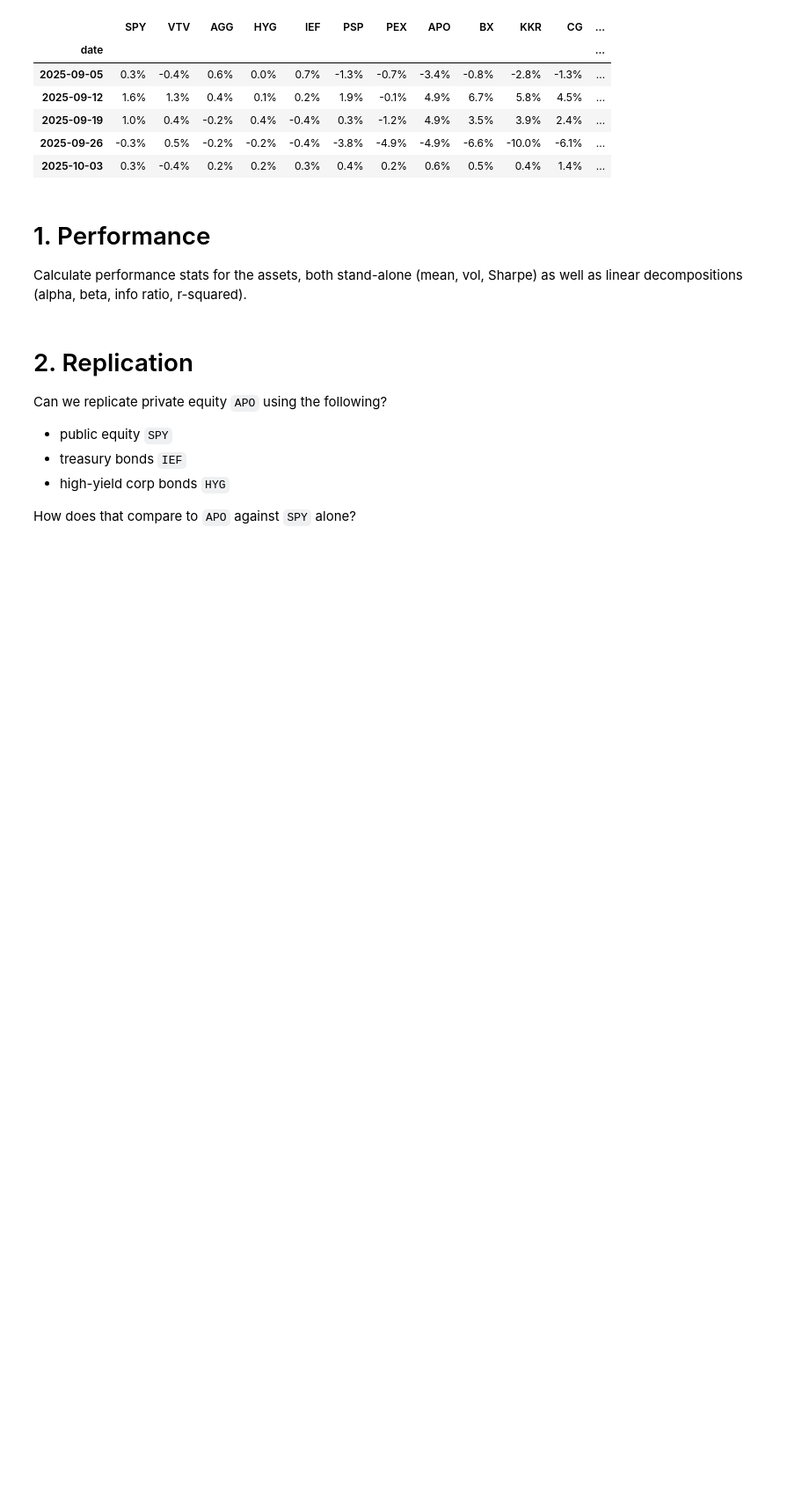
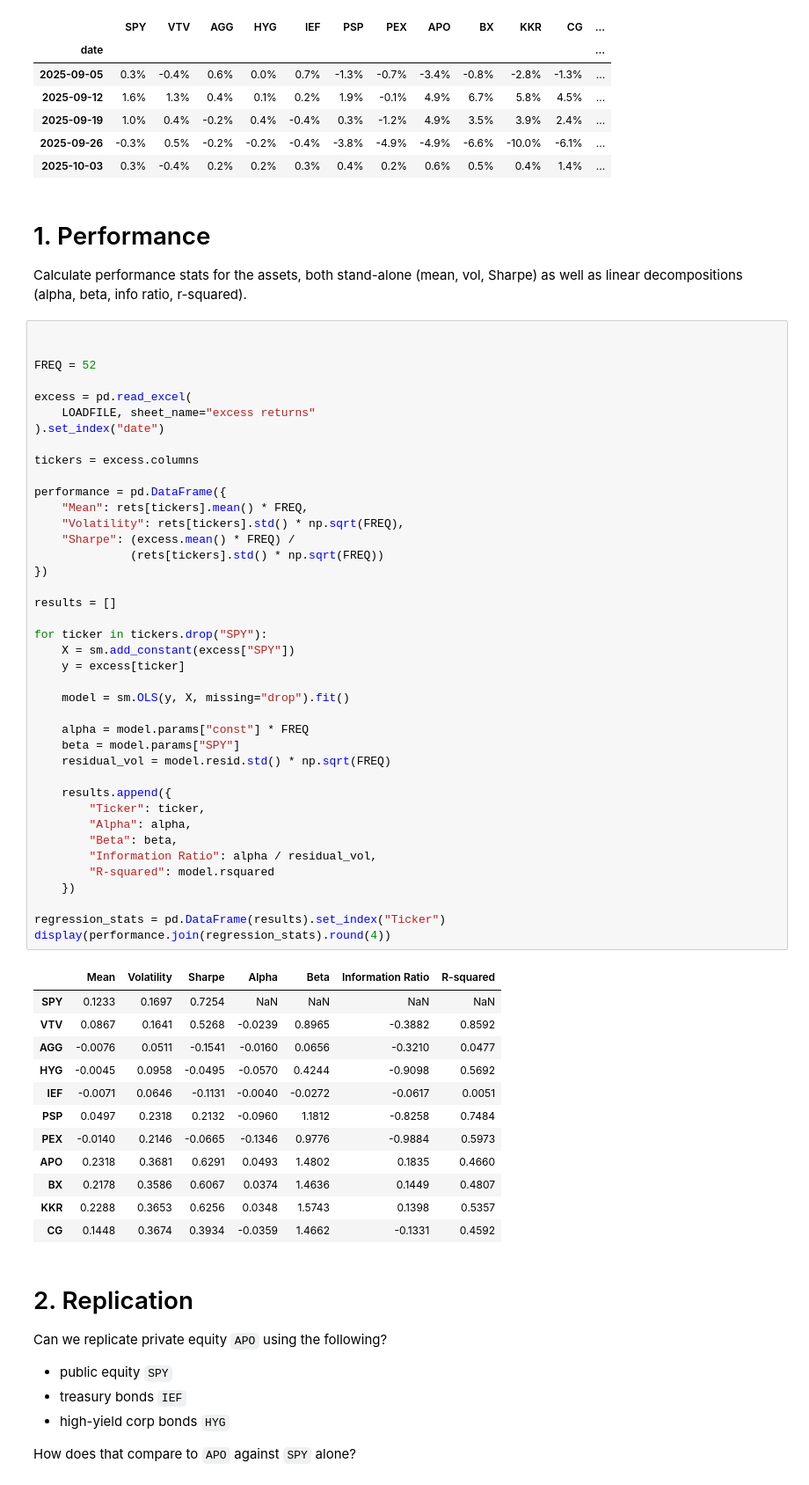
Before and after one commit to forddendorf/finm36700_group1A, a Jupyter notebook: Portfolio_hw3.ipynb, the cells around one changed output. Shown at 88% size. Drawn from its saved outputs; the diff is of its cells as text; blank space fills up the shorter version.

```diff
--- a/Portfolio_hw3.ipynb
+++ b/Portfolio_hw3.ipynb
@@ -271,6 +286,59 @@ display(rets.tail().style.format('{:.1%}').format_index('{:%Y-%m-%d}'))
 # 1. Performance
 
 Calculate performance stats for the assets, both stand-alone (mean, vol, Sharpe) as well as linear decompositions (alpha, beta, info ratio, r-squared).
+# %%
+
+
+FREQ = 52
+
+excess = pd.read_excel(
+    LOADFILE, sheet_name="excess returns"
+).set_index("date")
+
+tickers = excess.columns
+
+performance = pd.DataFrame({
+    "Mean": rets[tickers].mean() * FREQ,
+    "Volatility": rets[tickers].std() * np.sqrt(FREQ),
+    "Sharpe": (excess.mean() * FREQ) /
+              (rets[tickers].std() * np.sqrt(FREQ))
+})
+
+results = []
+
+for ticker in tickers.drop("SPY"):
+    X = sm.add_constant(excess["SPY"])
+    y = excess[ticker]
+
+    model = sm.OLS(y, X, missing="drop").fit()
+
+    alpha = model.params["const"] * FREQ
+    beta = model.params["SPY"]
+    residual_vol = model.resid.std() * np.sqrt(FREQ)
+
+    results.append({
+        "Ticker": ticker,
+        "Alpha": alpha,
+        "Beta": beta,
+        "Information Ratio": alpha / residual_vol,
+        "R-squared": model.rsquared
+    })
+
+regression_stats = pd.DataFrame(results).set_index("Ticker")
+display(performance.join(regression_stats).round(4))
+# %% [output]
+|  | Mean | Volatility | Sharpe | Alpha | Beta | Information Ratio | R-squared |
+| SPY | 0.1233 | 0.1697 | 0.7254 | NaN | NaN | NaN | NaN |
+| VTV | 0.0867 | 0.1641 | 0.5268 | -0.0239 | 0.8965 | -0.3882 | 0.8592 |
+| AGG | -0.0076 | 0.0511 | -0.1541 | -0.0160 | 0.0656 | -0.3210 | 0.0477 |
+| HYG | -0.0045 | 0.0958 | -0.0495 | -0.0570 | 0.4244 | -0.9098 | 0.5692 |
+| IEF | -0.0071 | 0.0646 | -0.1131 | -0.0040 | -0.0272 | -0.0617 | 0.0051 |
+| PSP | 0.0497 | 0.2318 | 0.2132 | -0.0960 | 1.1812 | -0.8258 | 0.7484 |
+| PEX | -0.0140 | 0.2146 | -0.0665 | -0.1346 | 0.9776 | -0.9884 | 0.5973 |
+| APO | 0.2318 | 0.3681 | 0.6291 | 0.0493 | 1.4802 | 0.1835 | 0.4660 |
+| BX | 0.2178 | 0.3586 | 0.6067 | 0.0374 | 1.4636 | 0.1449 | 0.4807 |
+| KKR | 0.2288 | 0.3653 | 0.6256 | 0.0348 | 1.5743 | 0.1398 | 0.5357 |
+| CG | 0.1448 | 0.3674 | 0.3934 | -0.0359 | 1.4662 | -0.1331 | 0.4592 |
 # %% [markdown]
 # 2. Replication
 
```
Also changed, not shown: parts of 8 cells of this notebook.
